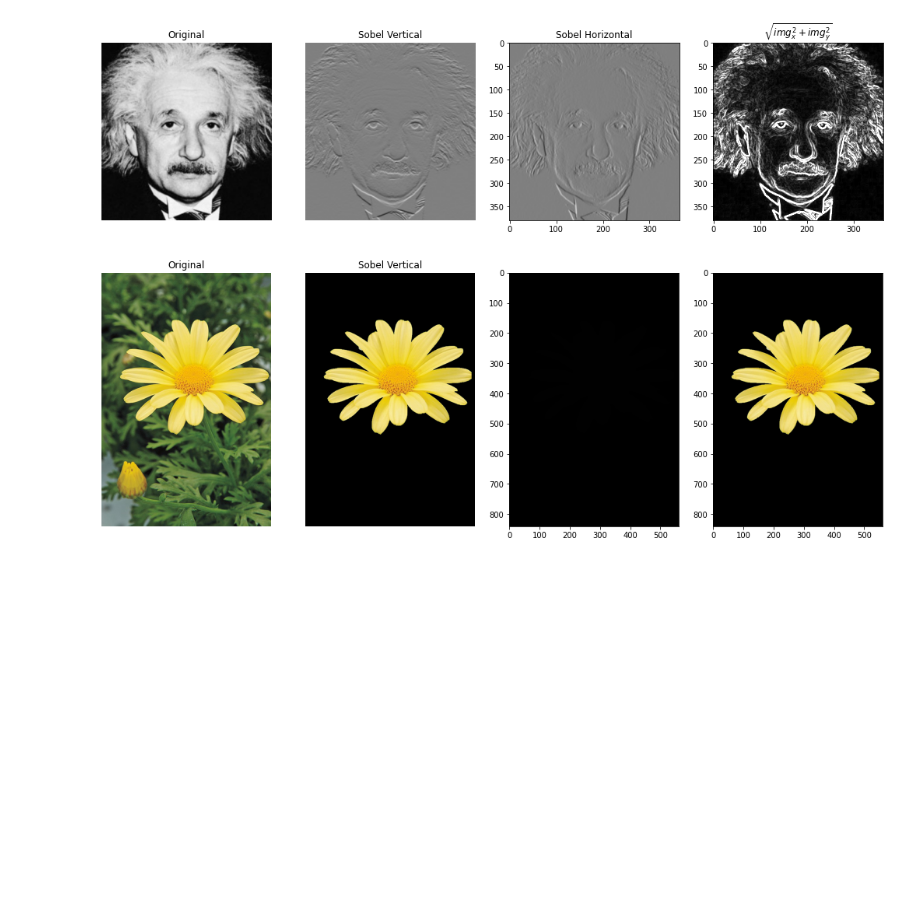
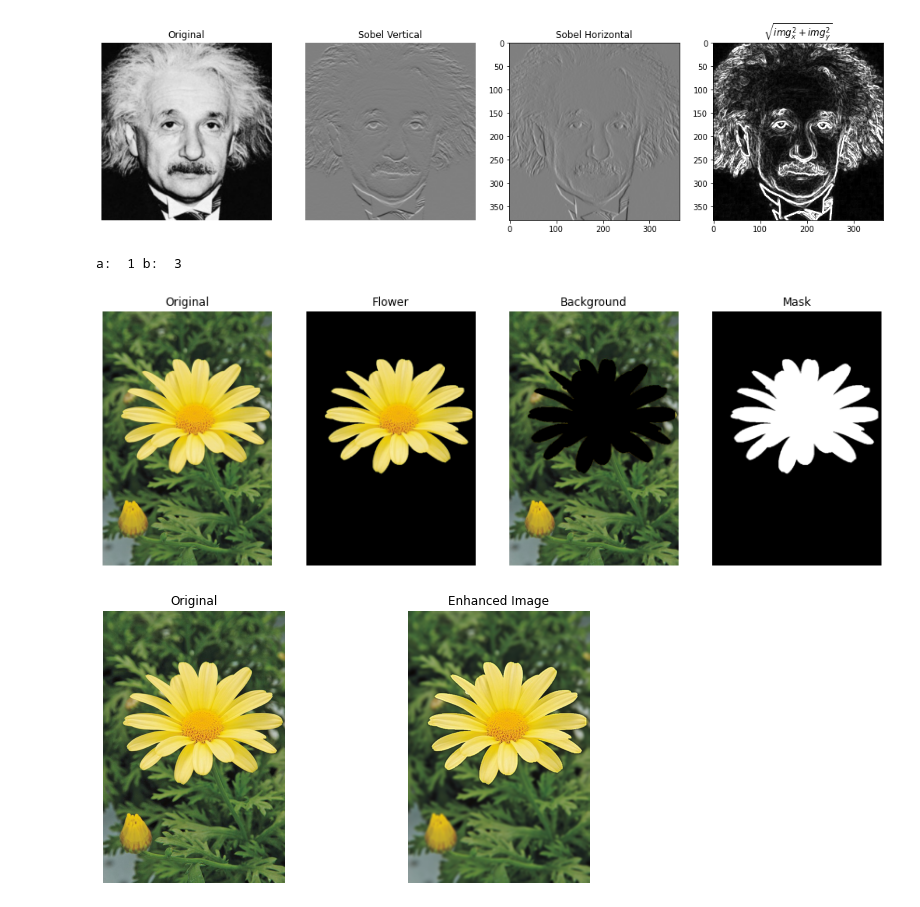
Before and after one commit to limalkasadith/S4-EN2550-Workspace, a Jupyter notebook: Assignments/Assignment-1/190538N_Assignment_1.ipynb, the cells around one changed output. Drawn from its saved outputs; the diff is of its cells as text; code cells hidden in the pictures; blank space fills up the shorter version.

```diff
--- a/Assignments/Assignment-1/190538N_Assignment_1.ipynb
+++ b/Assignments/Assignment-1/190538N_Assignment_1.ipynb
@@ -270,32 +270,63 @@ plt.show()
 [figure]
 # %%
 #Q7
+import numpy as np
+import cv2 as cv
+import matplotlib.pyplot as plt
+%matplotlib inline
+
 img = cv.imread('daisy.jpg')
 assert img is not None, "Image Not Found!!"
 
 img_RGB = cv.cvtColor(img,cv.COLOR_BGR2RGB)
 
 mask = np.zeros(img_RGB.shape[:2],np.uint8)
 bgdModel = np.zeros((1,65),np.float64)
 fgdModel = np.zeros((1,65),np.float64)
 rect = (50,50,500,500)
 
-cv.grabCut(img_RGB,mask,rect,bgdModel,fgdModel,5,cv.GC_INIT_WITH_RECT)
-mask2 = np.where((mask==2)|(mask==0),0,1).astype('uint8')
-img_1 = img_RGB*mask2[:,:,np.newaxis]
+(mask, bgdModel, fgdModel) = cv.grabCut(img_RGB,mask,rect,bgdModel,fgdModel,5,cv.GC_INIT_WITH_RECT)
+mask2 = np.where((mask==cv.GC_BGD)|(mask==cv.GC_PR_BGD),0,1).astype('uint8')
+fmask = (mask == cv.GC_PR_FGD).astype("uint8") * 255
+flower = img_RGB*mask2[:,:,np.newaxis]
 
-fig,ax = plt.subplots(1,4,figsize=(18,6))
+print("a: ",cv.GC_FGD,"b: ",cv.GC_PR_FGD)
+bmask = (mask == cv.GC_PR_BGD).astype("uint8") * 255
+outMask = (np.where((mask == cv.GC_FGD) | (mask == cv.GC_PR_FGD), 0, 1)*255).astype(np.uint8)
+background = cv.bitwise_and(img, img, mask=outMask) # Background Image
+
+fig,ax = plt.subplots(1,4,figsize=(15,6))
 ax[0].imshow(img_RGB)
-ax[1].imshow(img_1)
-ax[2].imshow(cv.cvtColor(mask2,cv.COLOR_BGR2RGB))
-ax[3].imshow(img_1)
+ax[1].imshow(flower)
+ax[2].imshow(cv.cvtColor(background,cv.COLOR_BGR2RGB))
+ax[3].imshow(cv.cvtColor(fmask,cv.COLOR_BGR2RGB))
+
+ax[0].axis('off')
+ax[1].axis('off')
+ax[2].axis('off')
+ax[3].axis('off')
+
+ax[0].set_title("Original")
+ax[1].set_title("Flower")
+ax[2].set_title("Background")
+ax[3].set_title("Mask")
+
+background_blur =cv.GaussianBlur(background, (9,9), 4)
+enhanced = cv.add(cv.cvtColor(flower,cv.COLOR_RGB2BGR), background_blur)
+
+fig,ax = plt.subplots(1,2,figsize=(10,5))
+
+ax[0].imshow(cv.cvtColor(img,cv.COLOR_BGR2RGB))
+ax[1].imshow(cv.cvtColor(enhanced,cv.COLOR_BGR2RGB))
 
 ax[0].axis('off')
 ax[1].axis('off')
 
 ax[0].set_title("Original")
-ax[1].set_title("Sobel Vertical")
+ax[1].set_title("Enhanced Image")
 
 plt.show()
 # %% [output]
+a:  1 b:  3
-[figure, old version]
+[figure, new version]
+[figure, added]
```
Also changed, not shown: parts of 1 cell of this notebook.
